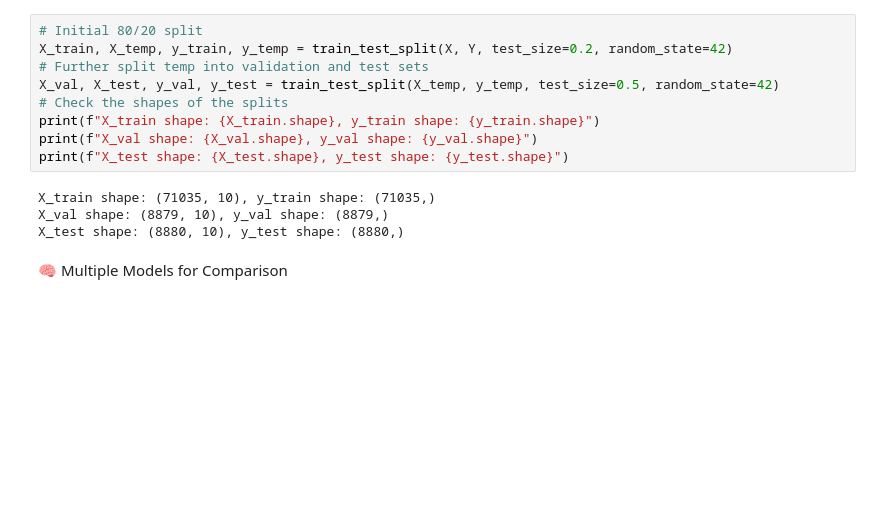
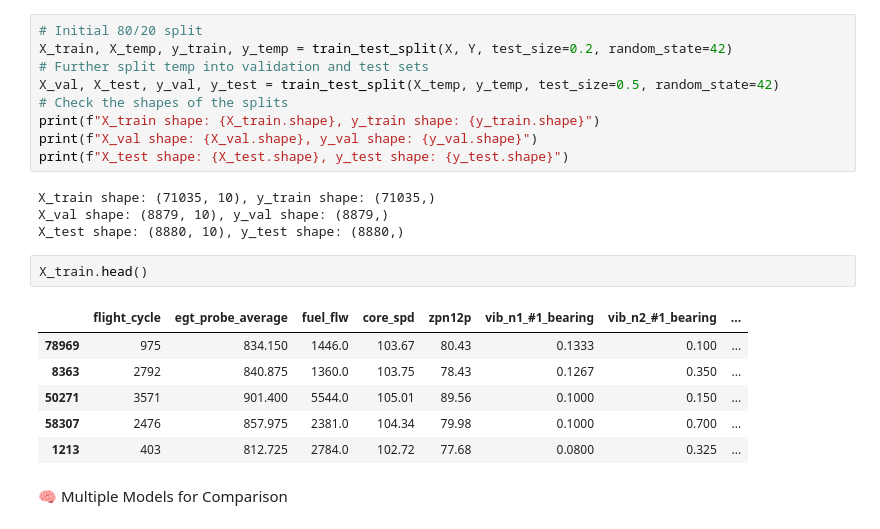
Before and after one commit to ahmadhodeb/PM-time-series, a Jupyter notebook: predictive maintenance_ml.ipynb, the cells around one changed output. Cells and saved outputs as stored; diff of their text form; blank space fills up the shorter version.

```diff
--- a/predictive maintenance_ml.ipynb
+++ b/predictive maintenance_ml.ipynb
@@ -30,6 +30,15 @@ print(f"X_test shape: {X_test.shape}, y_test shape: {y_test.shape}")
 X_train shape: (71035, 10), y_train shape: (71035,)
 X_val shape: (8879, 10), y_val shape: (8879,)
 X_test shape: (8880, 10), y_test shape: (8880,)
+# %%
+X_train.head()
+# %% [output]
+|  | flight_cycle | egt_probe_average | fuel_flw | core_spd | zpn12p | vib_n1_#1_bearing | vib_n2_#1_bearing | ... |
+| 78969 | 975 | 834.150 | 1446.0 | 103.67 | 80.43 | 0.1333 | 0.100 | ... |
+| 8363 | 2792 | 840.875 | 1360.0 | 103.75 | 78.43 | 0.1267 | 0.350 | ... |
+| 50271 | 3571 | 901.400 | 5544.0 | 105.01 | 89.56 | 0.1000 | 0.150 | ... |
+| 58307 | 2476 | 857.975 | 2381.0 | 104.34 | 79.98 | 0.1000 | 0.700 | ... |
+| 1213 | 403 | 812.725 | 2784.0 | 102.72 | 77.68 | 0.0800 | 0.325 | ... |
 # %% [markdown]
 🧠 Multiple Models for Comparison
 # %%
```
Also changed, not shown: parts of 3 cells of this notebook, 58 other files.
